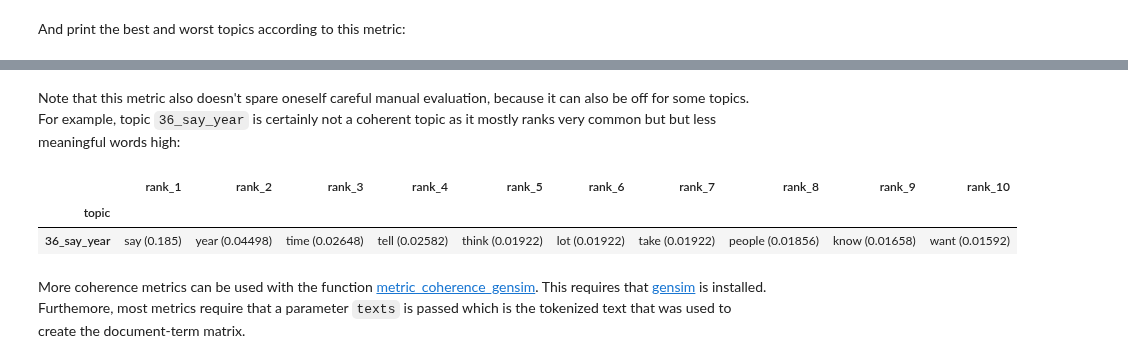
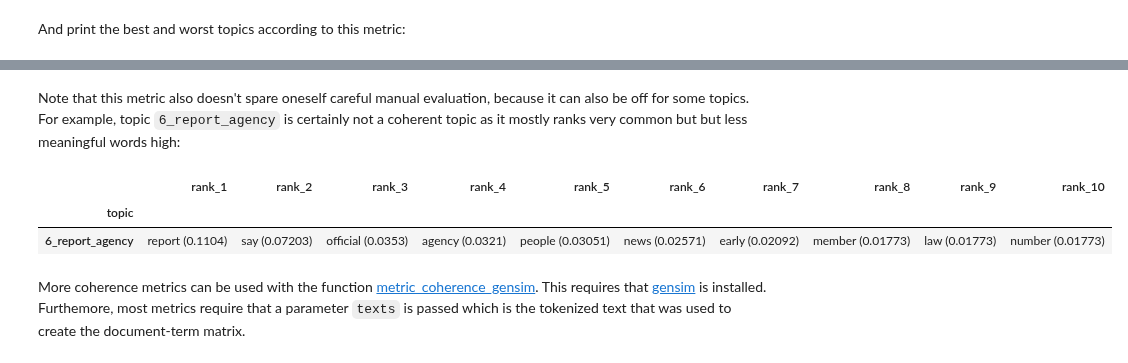
Before and after one commit to WZBSocialScienceCenter/tmtoolkit, a Jupyter notebook: doc/source/topic_modeling.ipynb, the cells around one changed output, grey strips where cells are left out. Cells and saved outputs as stored; diff of their text form; code cells hidden in the pictures.

```diff
--- a/doc/source/topic_modeling.ipynb
+++ b/doc/source/topic_modeling.ipynb
@@ -400,6 +400,8 @@ const_params = {
 eval_results = evaluate_topic_models(dtm_bg,
                                      varying_parameters=var_params,
                                      constant_parameters=const_params,
+                                     coherence_mimno_2011_top_n=10,
+                                     coherence_mimno_2011_include_prob=True,
                                      return_models=True)
 eval_results[:3]  # only show first three models
 # %% [output]
@@ -726,11 +730,11 @@ array(['44_note_7', '35_force_group', '50_officer_police',
 # %% [markdown]
-Note that this metric also doesn't spare oneself careful manual evaluation, because it can also be off for some topics. For example, topic `36_say_year` is certainly not a coherent topic as it mostly ranks very common but but less meaningful words high:
+Note that this metric also doesn't spare oneself careful manual evaluation, because it can also be off for some topics. For example, topic `6_report_agency` is certainly not a coherent topic as it mostly ranks very common but but less meaningful words high:
 # %%
-top_topic_word[top_topic_word.index == '36_say_year']
+top_topic_word[top_topic_word.index == '6_report_agency']
 # %% [output]
 |  | rank_1 | rank_2 | rank_3 | rank_4 | rank_5 | rank_6 | rank_7 | rank_8 | rank_9 | rank_10 |
 | topic |  |  |  |  |  |  |  |  |  |  |
-| 36_say_year | say (0.185) | year (0.04498) | time (0.02648) | tell (0.02582) | think (0.01922) | lot (0.01922) | take (0.01922) | people (0.01856) | know (0.01658) | want (0.01592) |
+| 6_report_agency | report (0.1104) | say (0.07203) | official (0.0353) | agency (0.0321) | people (0.03051) | news (0.02571) | early (0.02092) | member (0.01773) | law (0.01773) | number (0.01773) |
 # %% [markdown]
 More coherence metrics can be used with the function [metric_coherence_gensim](api.rst#tmtoolkit.topicmod.evaluate.metric_coherence_gensim). This requires that [gensim](https://radimrehurek.com/gensim/) is installed. Furthemore, most metrics require that a parameter `texts` is passed which is the tokenized text that was used to create the document-term matrix.
 # %% [markdown]
```
Also changed, not shown: parts of 19 cells of this notebook, 10 other files.
